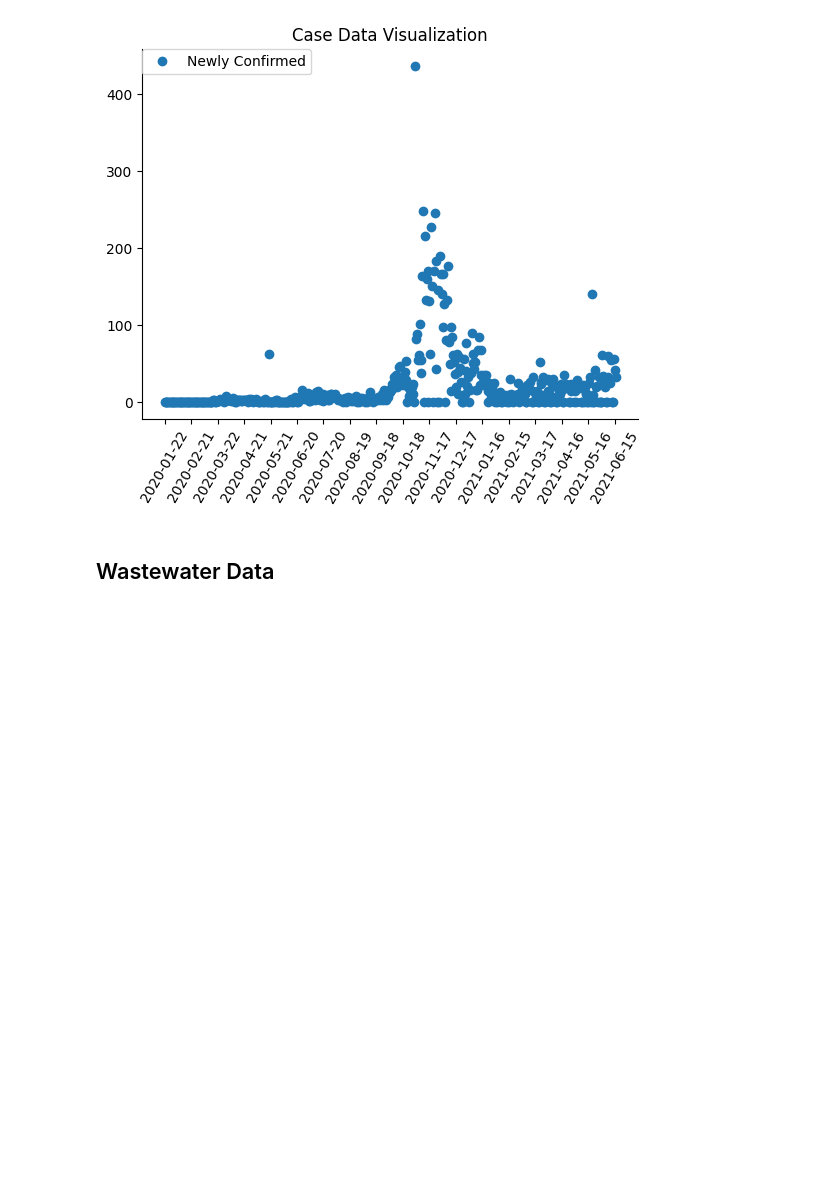
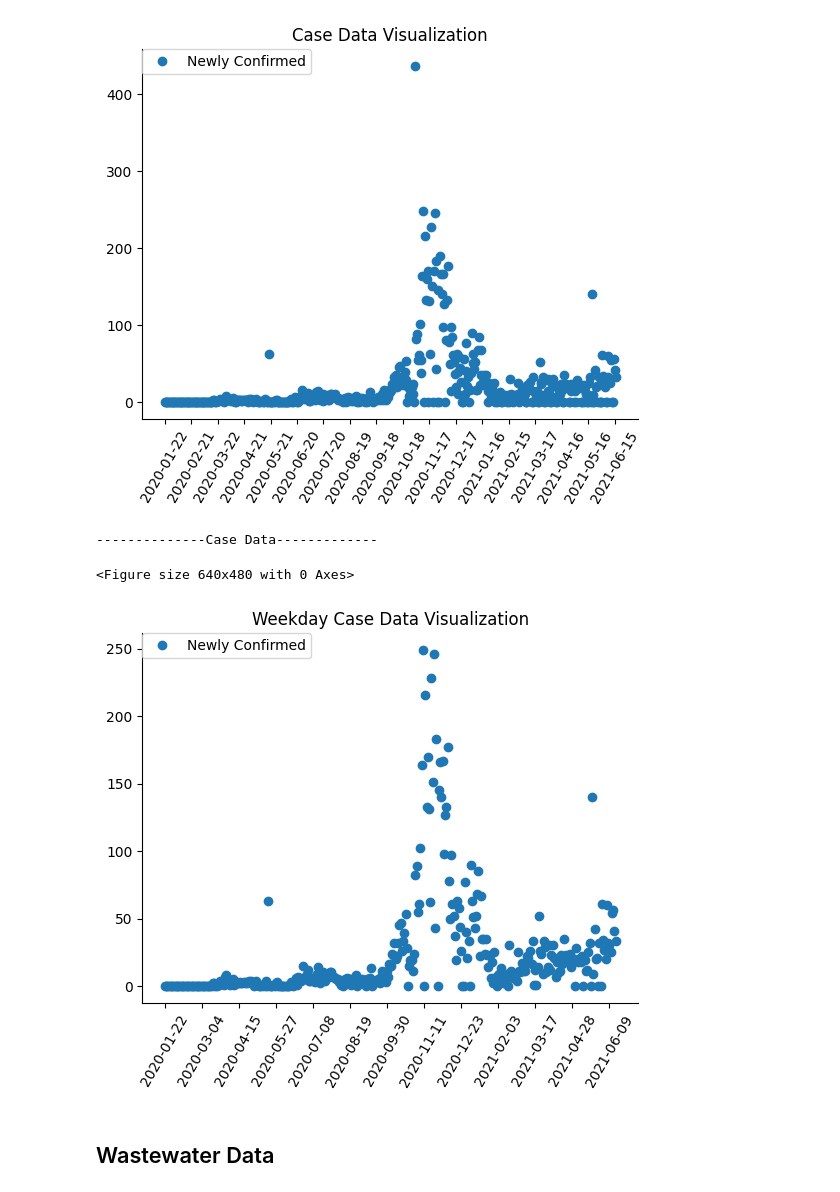
Before and after one commit to Song921012/2021Waste_Water_Project, a Jupyter notebook: Data_Visualization.ipynb, the cells around one changed output. Drawn from its saved outputs; the diff is of its cells as text; code cells hidden in the pictures; blank space fills up the shorter version.

```diff
--- a/Data_Visualization.ipynb
+++ b/Data_Visualization.ipynb
@@ -39,6 +39,7 @@ print(case_source_data.head())
 
 ## Case Data
 # %%
+laramie_case_data=case_source_data.loc[case_source_data["countyFIPS"]==56021,:]
 # import data
 case_data = laramie_case_data.T.iloc[4:, ]
 # Accumulated cases
@@ -56,9 +57,10 @@ case_data.loc["2020-10-25", "confirmed"] = 1335
 Midvalue = np.zeros(len(case_data.index))
 Midvalue[1:] = case_data['confirmed'].values[:-1]
 case_data['newlyconfirmed'] = case_data['confirmed'].values - Midvalue
-# Unnormal_data = case_data[case_data.newlyconfirmed<0].index.tolist()
+case_data["date"] = pd.to_datetime(case_data.index)
+Unnormal_data = case_data[case_data.newlyconfirmed==0].index.tolist()
 print(case_data.head())
-#print(Unnormal_data)
+print(Unnormal_data)
 
 # Save Data
 
@@ -114,6 +117,28 @@ plt.savefig('./Fig/laramie_daily_case_data.png', dpi=100, bbox_inches='tight')
 --------------Case Data-------------
 <Figure size 640x480 with 0 Axes>
 [figure]
+# %%
+idx=pd.Series(case_data["date"]).dt
+case_data_week=case_data[idx.dayofweek.isin([0,1,2,3,4]).values]
+plt.figure("Daily Case Data")
+print("--------------Case Data-------------")
+# plt.rcParams['font.sans-serif']=['SimHei'] # chinese support
+plt.plot(case_data_week.index, case_data_week.loc[:, 'newlyconfirmed'], "o", label='Newly Confirmed')
+plt.xticks(rotation=60)
+#x_major_locator=MultipleLocator(10)#把x轴的刻度间隔设置为1，并存在变量里
+#y_major_locator=MultipleLocator(10)#把y轴的刻度间隔设置为10，并存在变量里
+ax = plt.gca()  #ax为两条坐标轴的实例
+ax.xaxis.set_major_locator(mp.ticker.MultipleLocator(30))  # 解决刻度过密
+plt.legend(loc='upper left', borderaxespad=0.)
+ax.spines['top'].set_visible(False)
+ax.spines['right'].set_visible(False)
+plt.title('Weekday Case Data Visualization')
+plt.show()
+plt.savefig('./Fig/laramie_daily_case_data_weekday.png', dpi=100, bbox_inches='tight')
+# %% [output]
+--------------Case Data-------------
+<Figure size 640x480 with 0 Axes>
+[figure, added]
 # %% [markdown]
 ## Wastewater Data
 # %%
```
Also changed, not shown: parts of 6 cells of this notebook, 1 other file.
